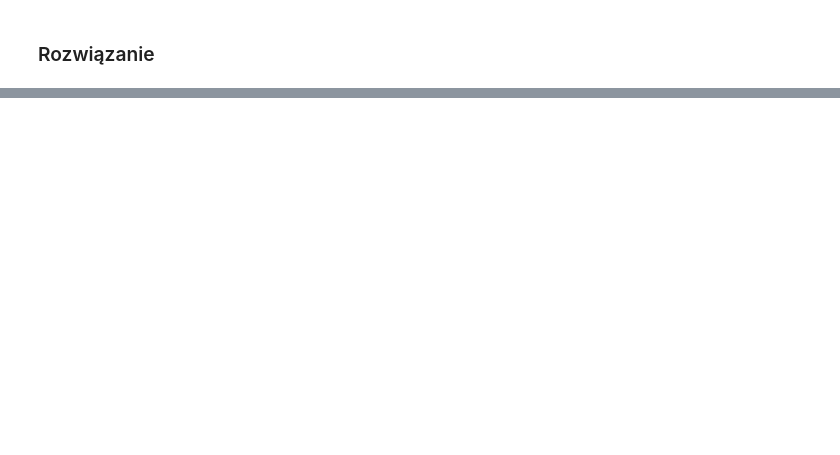
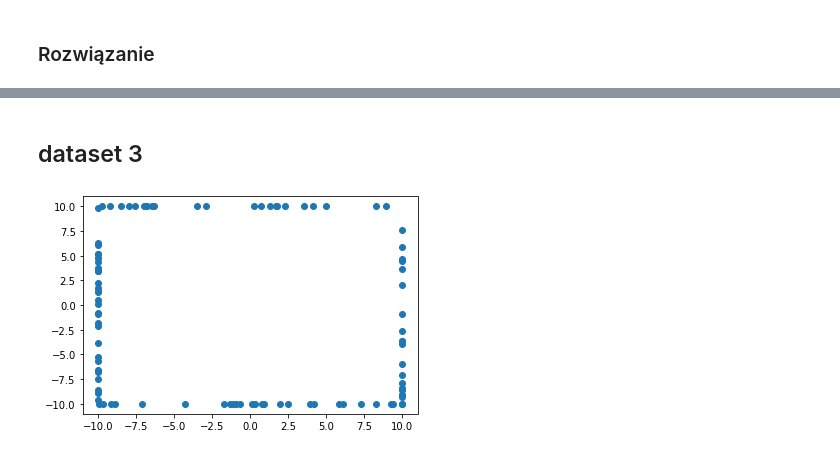
Before and after one commit to mateuszmonas/GeometricAlgorithms, a Jupyter notebook: notebooks/lab2/lab2.ipynb, the cells around one changed output, grey strips where cells are left out. Saved outputs shown, nothing was run; the diff lists cells and outputs as text; code cells hidden in the pictures; blank space fills up the shorter version.

```diff
--- a/notebooks/lab2/lab2.ipynb
+++ b/notebooks/lab2/lab2.ipynb
@@ -190,0 +200,8 @@ def generate_on_square():
+# %% [markdown]
+## dataset 3
+# %%
+%matplotlib notebook
+plot = Plot([Scene([PointsCollection(generate_on_rectangle())])])
+plot.draw()
+# %% [output]
+[figure, added]
```
Also changed, not shown: parts of 32 cells of this notebook.
